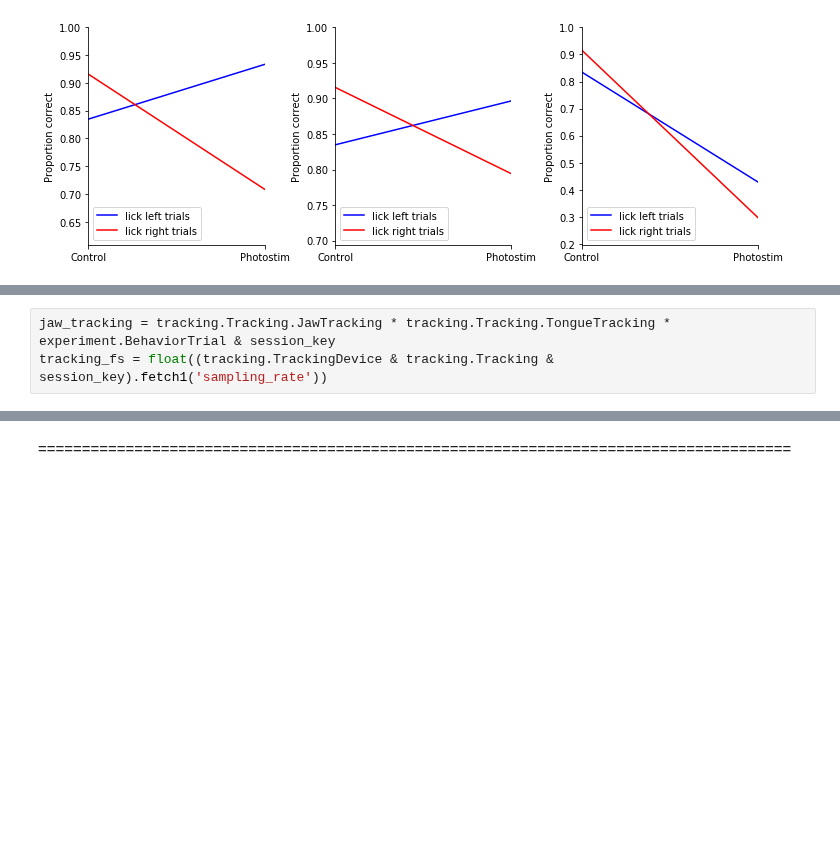
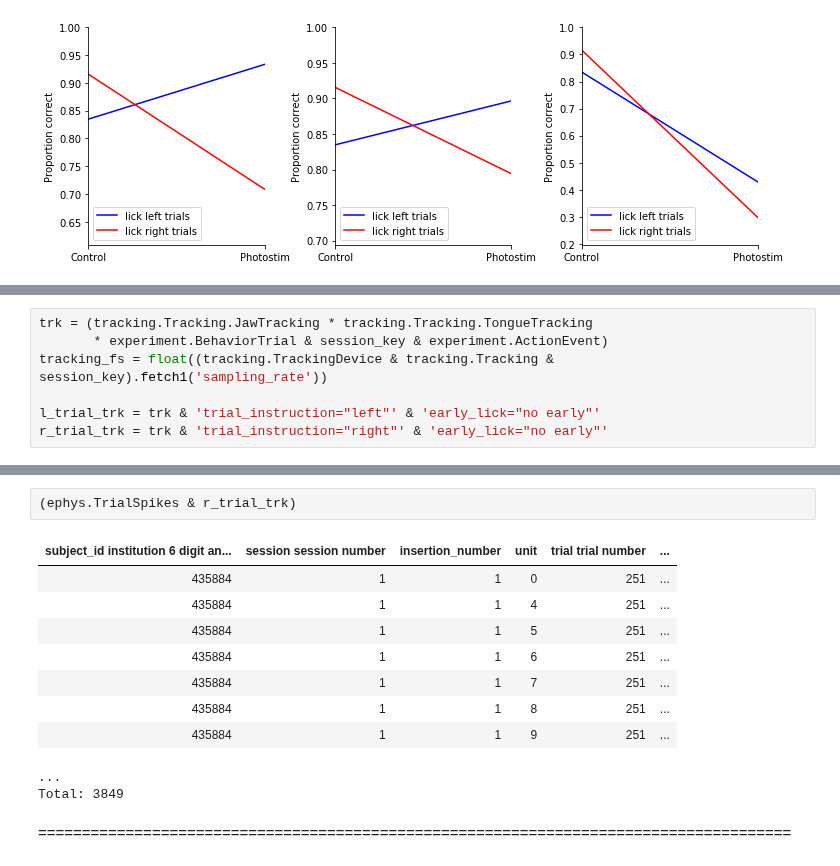
Before and after one commit to mesoscale-activity-map/map-ephys, a Jupyter notebook: notebook/plot_behavior.ipynb, the cells around one changed output, grey strips where cells are left out. Cells and saved outputs as stored; diff of their text form; blank space fills up the shorter version.

```diff
--- a/notebook/plot_behavior.ipynb
+++ b/notebook/plot_behavior.ipynb
@@ -44,3 +75,7 @@ behavior_plot.plot_photostim_effect(session_key, bi_alm_photostim, axis=axs[2])
 # %%
-jaw_tracking = tracking.Tracking.JawTracking * tracking.Tracking.TongueTracking * experiment.BehaviorTrial & session_key
+trk = (tracking.Tracking.JawTracking * tracking.Tracking.TongueTracking
+       * experiment.BehaviorTrial & session_key & experiment.ActionEvent)
 tracking_fs = float((tracking.TrackingDevice & tracking.Tracking & session_key).fetch1('sampling_rate'))
+
+l_trial_trk = trk & 'trial_instruction="left"' & 'early_lick="no early"'
+r_trial_trk = trk & 'trial_instruction="right"' & 'early_lick="no early"'
@@ -93,3 +109,16 @@ Total: 2750
+# %%
+(ephys.TrialSpikes & r_trial_trk)
+# %% [output]
+| subject_id institution 6 digit an... | session session number | insertion_number | unit | trial trial number | ... |
+| 435884 | 1 | 1 | 0 | 251 | ... |
+| 435884 | 1 | 1 | 4 | 251 | ... |
+| 435884 | 1 | 1 | 5 | 251 | ... |
+| 435884 | 1 | 1 | 6 | 251 | ... |
+| 435884 | 1 | 1 | 7 | 251 | ... |
+| 435884 | 1 | 1 | 8 | 251 | ... |
+| 435884 | 1 | 1 | 9 | 251 | ... |
+...
+Total: 3849
 # %% [markdown]
 ======================================================================================
 # %%
```
Also changed, not shown: parts of 13 cells of this notebook, 1 other file.
